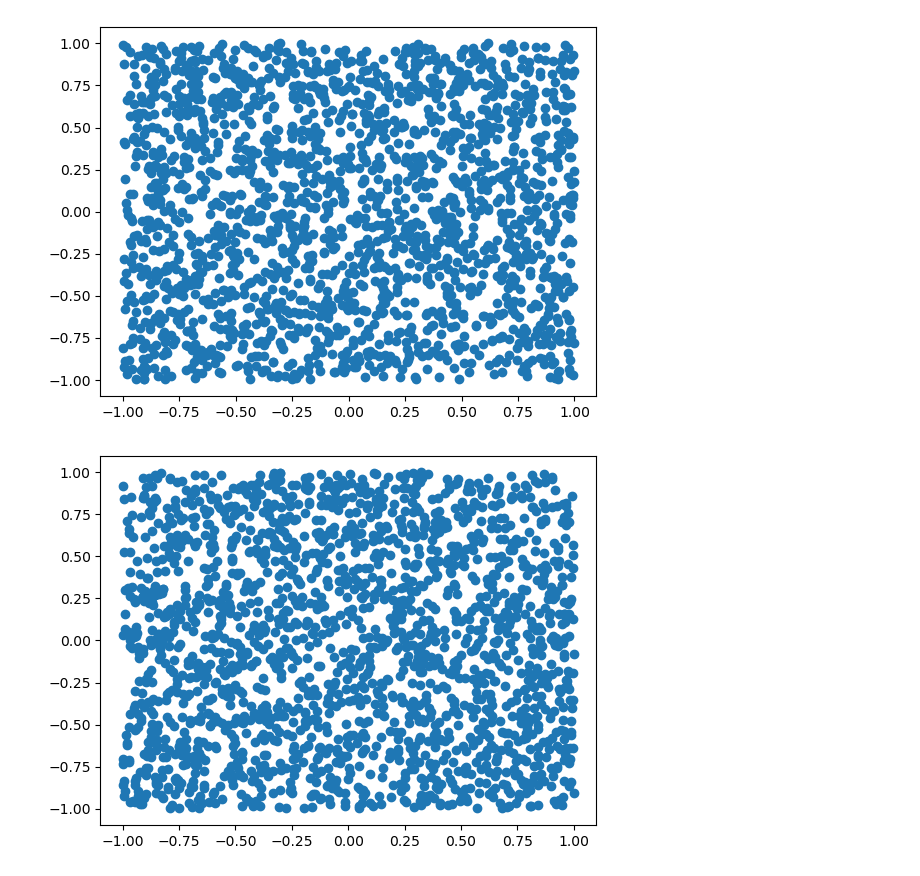
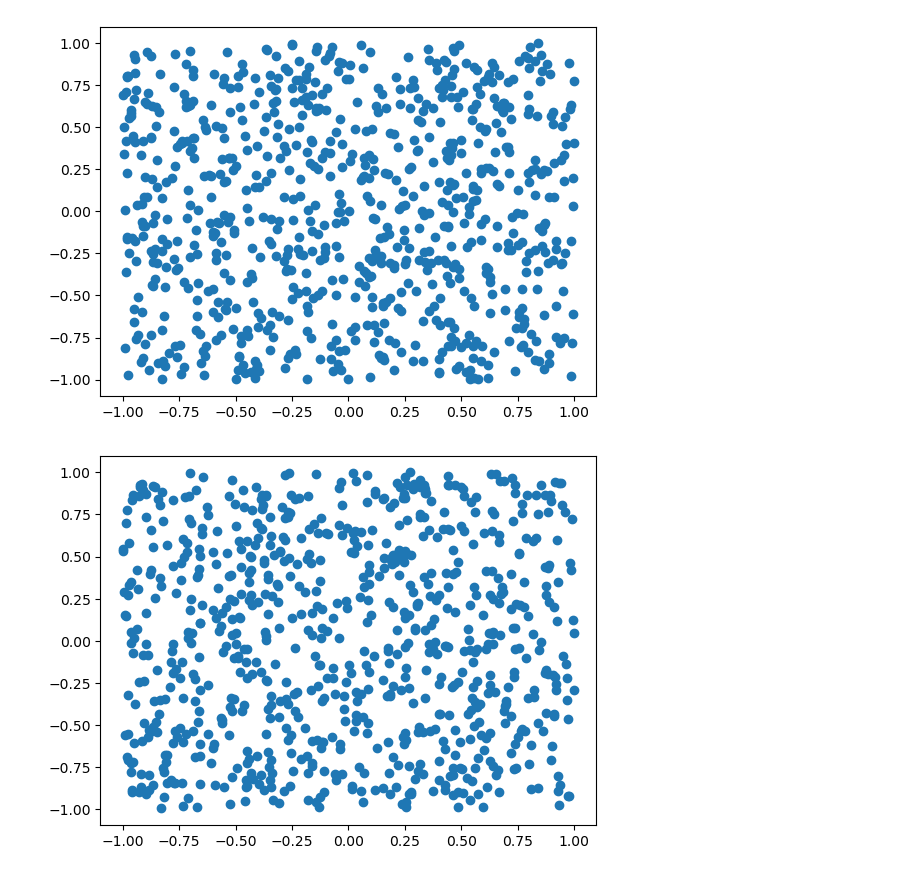
Before and after one commit to nhatthanhtran/Math228_DataScience, a Jupyter notebook: Project2/Project2.ipynb, the cells around one changed output. Cells and saved outputs as stored; diff of their text form; code cells hidden in the pictures.

```diff
--- a/Project2/Project2.ipynb
+++ b/Project2/Project2.ipynb
@@ -11,10 +11,10 @@ import matplotlib.pyplot as plt
 
 
 class FullyConnectedNet(Model):
-    def __init__(self, hidden_dim, output_dim, activation='sigmoid'):
+    def __init__(self, hidden_dim, output_dim, activation='swish'):
         super(FullyConnectedNet, self).__init__()
         self.dense1 = Dense(hidden_dim, activation=activation)
-        self.out = Dense(output_dim, activation='sigmoid')
+        self.out = Dense(output_dim, activation=activation)
     def call(self,x):
         x = self.dense1(x)
         x = self.out(x)
@@ -78,18 +78,20 @@ def train(model, dataset, loss_obj, num_epochs, optimizer, train_loss, train_acc
 # def test(model, dataset, loss_obj, num_epochs, optimizer, train_loss, train_accuracy):
 
 def create_square_data():
-    num_data = 500
-    first_quad_Xdata = np.random.rand(num_data,2)
+    num_data = 200
+    scale = 0.75
+    shift = 0.2
+    first_quad_Xdata = scale*np.random.rand(num_data,2) + shift
     first_quad_labels = np.ones(num_data)
 
-    second_quad_Xdata = np.random.rand(num_data,2)
+    second_quad_Xdata = scale*np.random.rand(num_data,2) + shift
     second_quad_Xdata[:,0] = -second_quad_Xdata[:,0]
-    second_quad_labels = np.zeros(num_data)
+    second_quad_labels = np.ones(num_data)
 
-    third_quad_Xdata = -np.random.rand(num_data,2)
-    third_quad_labels = np.ones(num_data)
+    third_quad_Xdata = -(scale*np.random.rand(num_data,2) + shift)
+    third_quad_labels = np.zeros(num_data)
 
-    fourth_quad_Xdata = np.random.rand(num_data,2)
+    fourth_quad_Xdata = scale*np.random.rand(num_data,2) + shift
     fourth_quad_Xdata[:,1] = -fourth_quad_Xdata[:,1]
     fourth_quad_labels = np.zeros(num_data)
     Xdata = np.concatenate((first_quad_Xdata, second_quad_Xdata,
@@ -104,40 +106,40 @@ def create_square_data():
 
 
 lr = ExponentialDecay(2.0, decay_steps=10**2, decay_rate=0.9, name="exponential_decay_schedule")
-num_epochs = 100
+num_epochs = 200
 dtype = tf.float64
-model = FullyConnectedNet(2,1,'sigmoid')
+model = FullyConnectedNet(2,1,'swish')
 
 loss_object = tf.keras.losses.BinaryCrossentropy()
 optimizer = tf.keras.optimizers.Nadam(learning_rate=lr)
 train_loss = tf.keras.metrics.BinaryCrossentropy()
 train_accuracy = tf.keras.metrics.BinaryAccuracy(name='binary_accuracy')
 test_loss = tf.keras.metrics.BinaryCrossentropy()
 test_accuracy = tf.keras.metrics.BinaryAccuracy(name='binary_accuracy')
 training_data = np.loadtxt("training_data.txt")
 test_data = np.loadtxt("test_data.txt")
 training_data = tf.convert_to_tensor(training_data, dtype=dtype)
 test_data = tf.convert_to_tensor(test_data, dtype=dtype)
 X_train, y_train = training_data[:,1:], training_data[:,0]
 X_test, y_test = training_data[:,1:], training_data[:,0]
 
 train_ds = tf.data.Dataset.from_tensor_slices(
     (X_train, y_train)
 )
 
 
 test_ds = tf.data.Dataset.from_tensor_slices(
     (X_test, y_test)
 )
 
 # train(model, train_ds, loss_object, num_epochs, optimizer, train_loss, train_accuracy,
 #     test_ds, test_loss, test_accuracy)
 train_ds = create_square_data()
 test_ds = create_square_data()
 train(model, train_ds, loss_object, num_epochs, optimizer, train_loss, train_accuracy,
     test_ds, test_loss, test_accuracy)
 
 a=1
 # %% [output]
-[figure, old version]
+[figure, new version]
-[figure, old version]
+[figure, new version]
```
Also changed, not shown: parts of 1 cell of this notebook.
